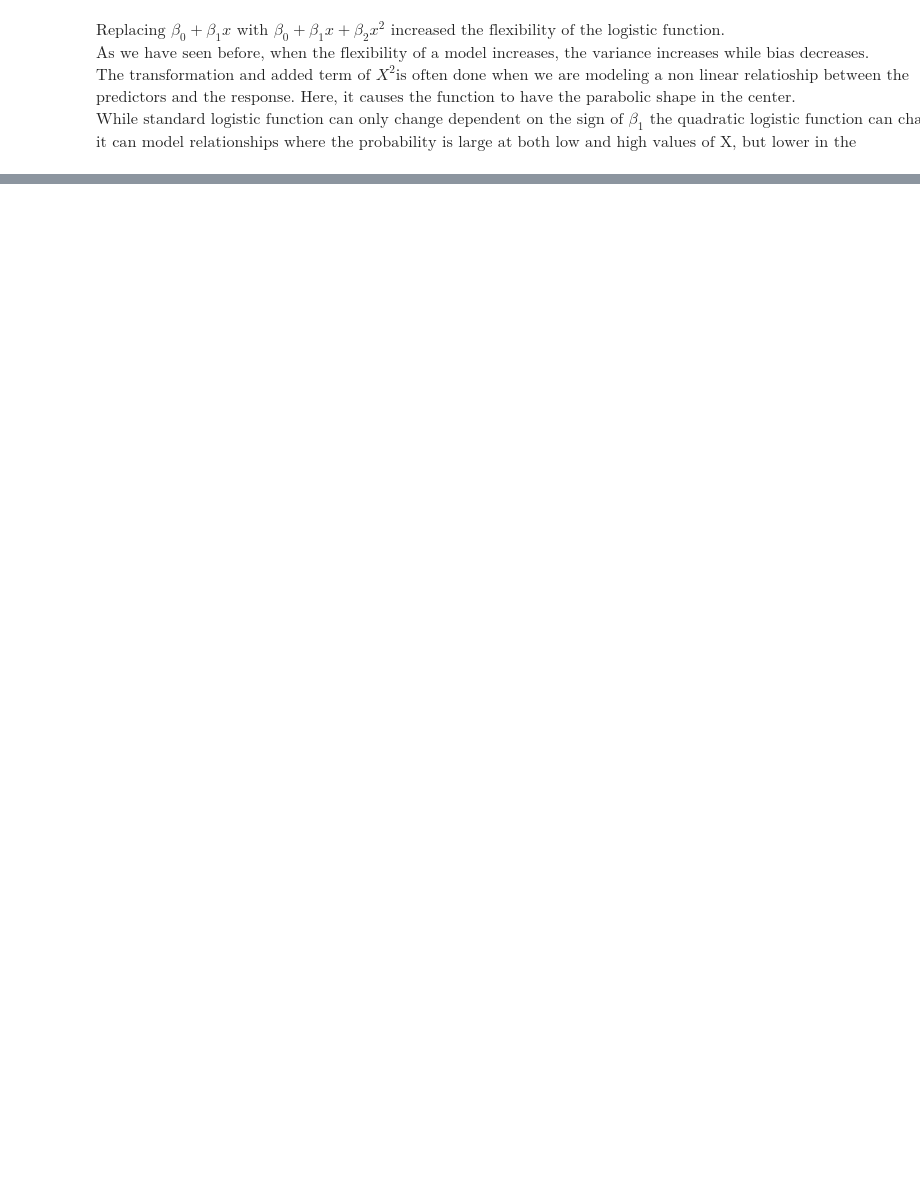
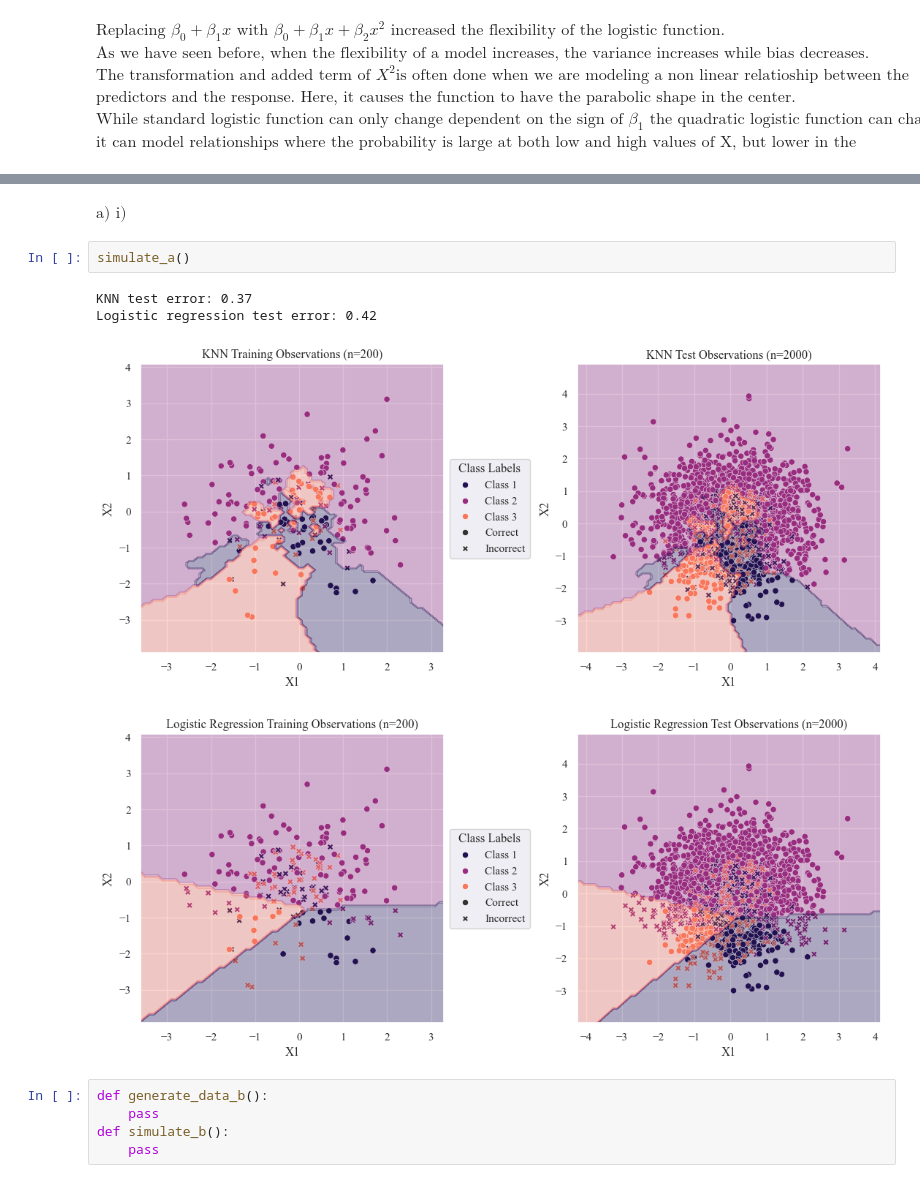
Before and after one commit to madiforman/bias_variance_tradeoff, a Jupyter notebook: hwk2.ipynb, the cells around one changed output, grey strips where cells are left out. Drawn from its saved outputs; the diff is of its cells as text; blank space fills up the shorter version.

```diff
--- a/hwk2.ipynb
+++ b/hwk2.ipynb
@@ -588,0 +787,14 @@ $\text{it can model relationships where the probability is large at both low and
+# %% [markdown]
+$\text{a) i) }$
+# %%
+simulate_a()
+# %% [output]
+KNN test error: 0.37
+Logistic regression test error: 0.42
+[figure, added]
+[figure, added]
+# %%
+def generate_data_b():
+    pass
+def simulate_b():
+    pass
```
Also changed, not shown: parts of 10 cells of this notebook.
